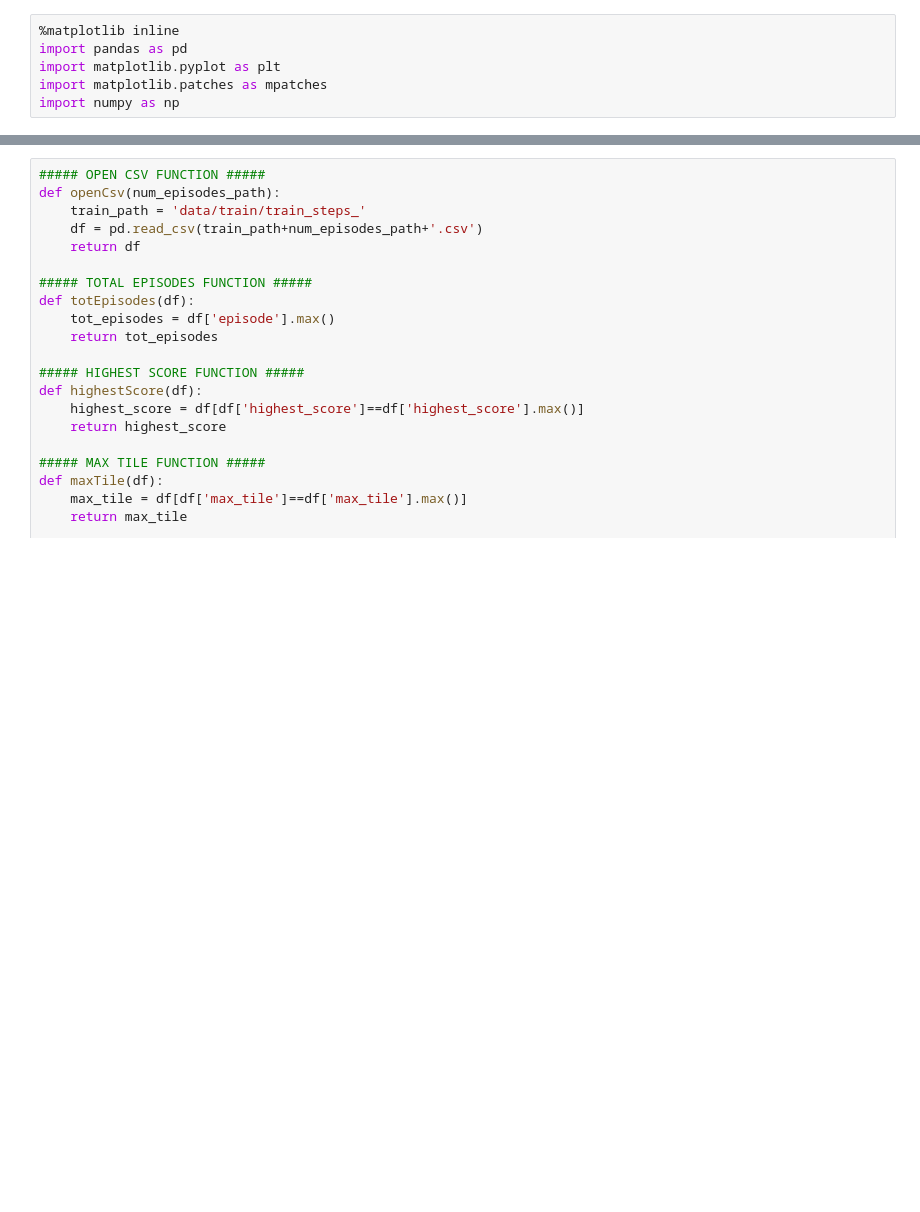
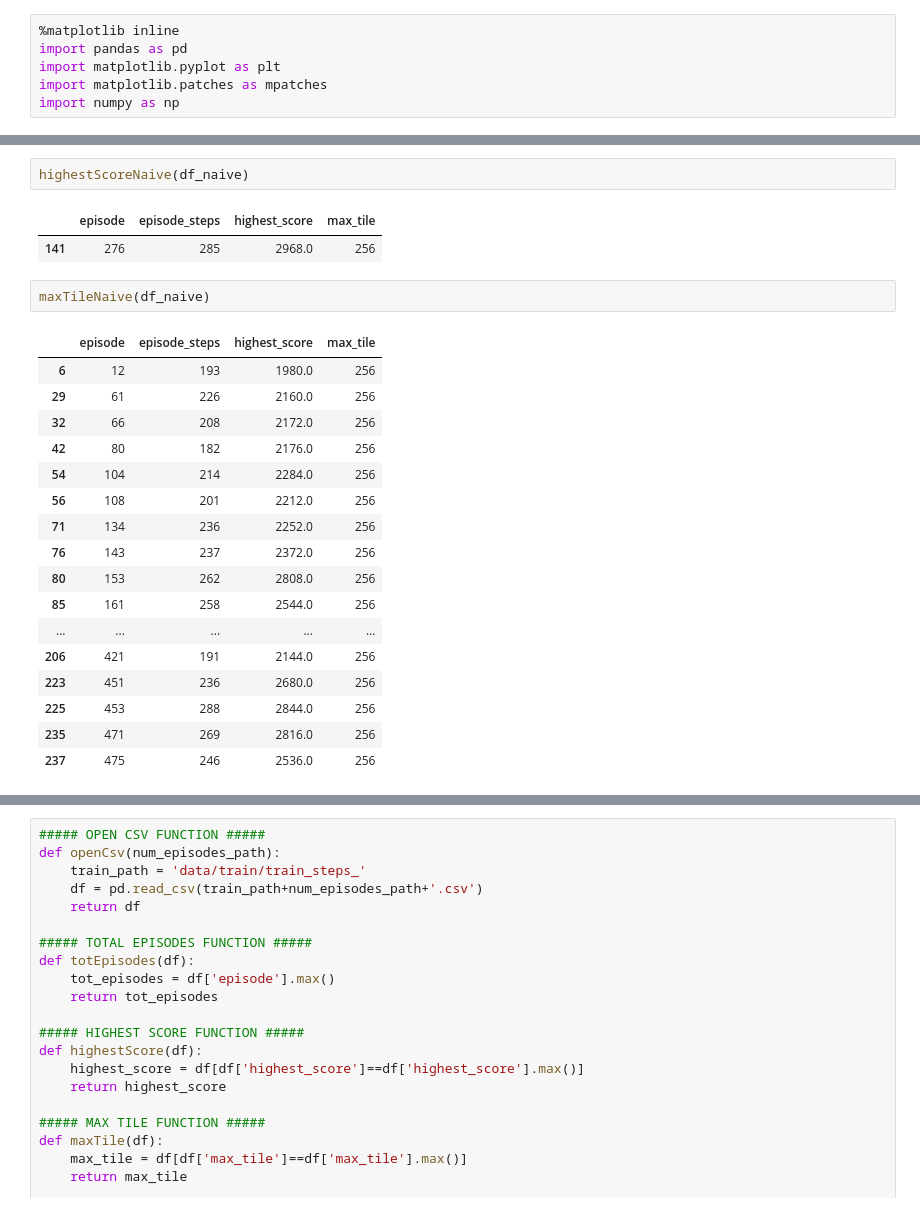
Before and after one commit to francescobianca/2048-DeepQLearning-Approach, a Jupyter notebook: DQN_2048/evaluation.ipynb, the cells around one changed output, grey strips where cells are left out. Cells and saved outputs as stored; diff of their text form; blank space fills up the shorter version.

```diff
--- a/DQN_2048/evaluation.ipynb
+++ b/DQN_2048/evaluation.ipynb
@@ -6,0 +73,25 @@ import numpy as np
+# %%
+highestScoreNaive(df_naive)
+# %% [output]
+|  | episode | episode_steps | highest_score | max_tile |
+| 141 | 276 | 285 | 2968.0 | 256 |
+# %%
+maxTileNaive(df_naive)
+# %% [output]
+|  | episode | episode_steps | highest_score | max_tile |
+| 6 | 12 | 193 | 1980.0 | 256 |
+| 29 | 61 | 226 | 2160.0 | 256 |
+| 32 | 66 | 208 | 2172.0 | 256 |
+| 42 | 80 | 182 | 2176.0 | 256 |
+| 54 | 104 | 214 | 2284.0 | 256 |
+| 56 | 108 | 201 | 2212.0 | 256 |
+| 71 | 134 | 236 | 2252.0 | 256 |
+| 76 | 143 | 237 | 2372.0 | 256 |
+| 80 | 153 | 262 | 2808.0 | 256 |
+| 85 | 161 | 258 | 2544.0 | 256 |
+| ... | ... | ... | ... | ... |
+| 206 | 421 | 191 | 2144.0 | 256 |
+| 223 | 451 | 236 | 2680.0 | 256 |
+| 225 | 453 | 288 | 2844.0 | 256 |
+| 235 | 471 | 269 | 2816.0 | 256 |
+| 237 | 475 | 246 | 2536.0 | 256 |
```
Also changed, not shown: parts of 5 cells of this notebook, 8 other files.
